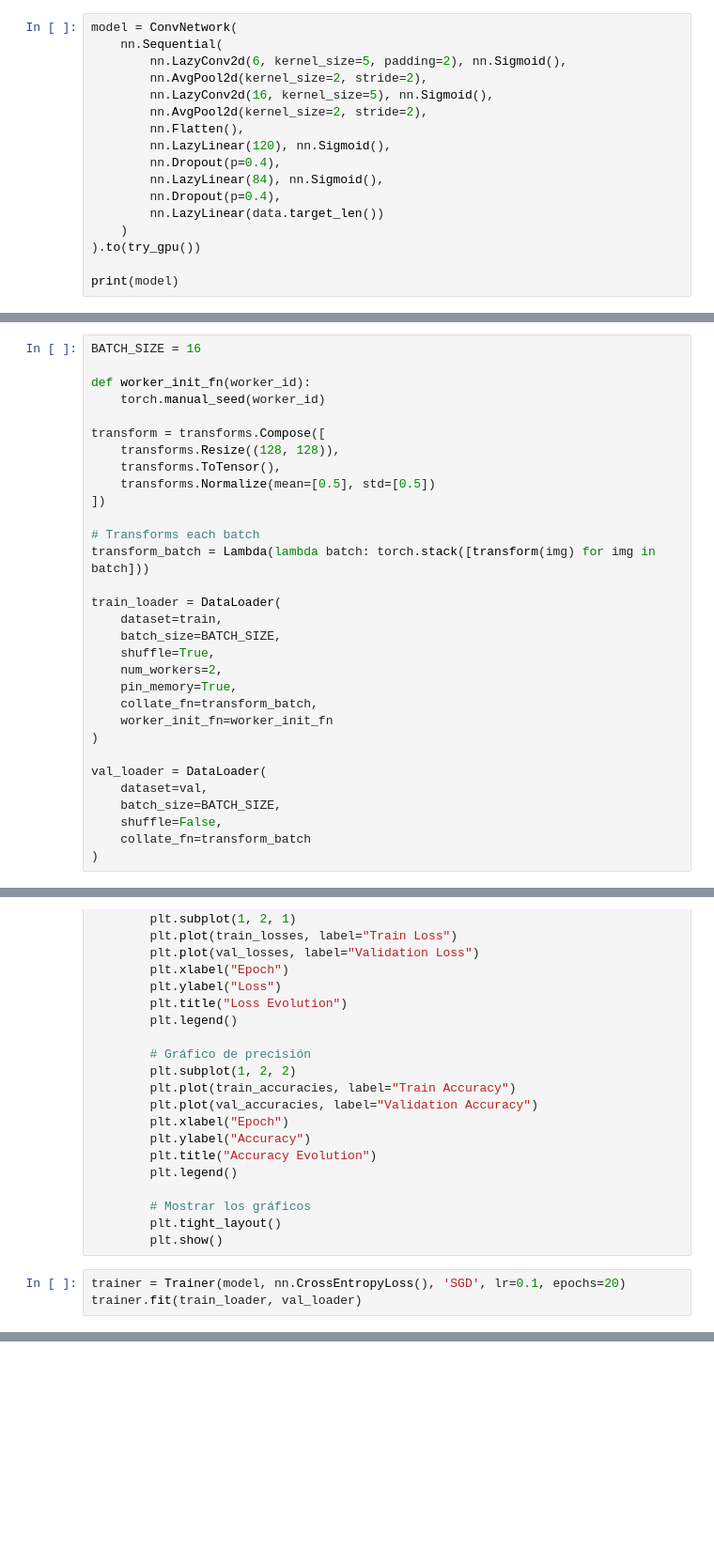
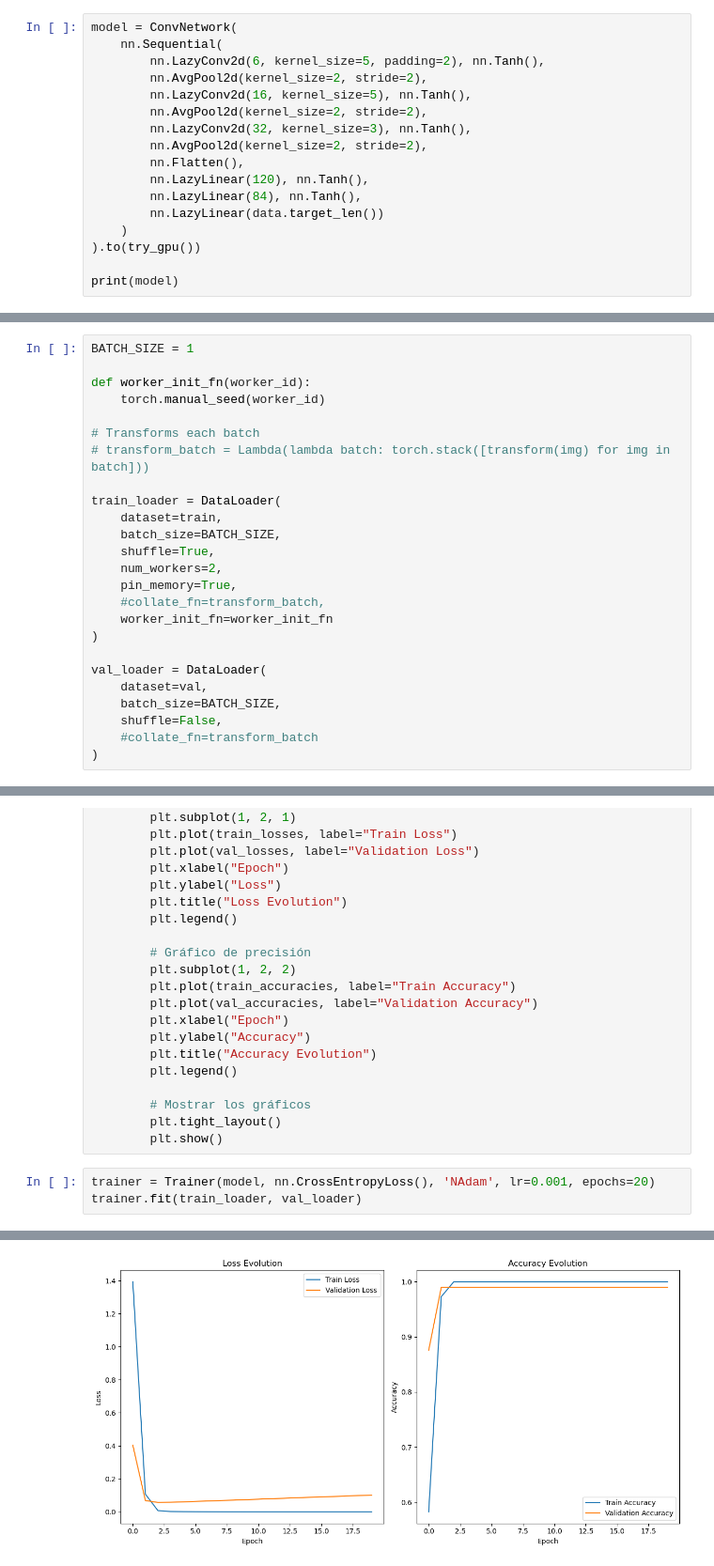
Before and after one commit to silviacruz1801/DogBread_Dataset, a Jupyter notebook: DogBreed.ipynb, the cells around one changed output, grey strips where cells are left out. Shown at 94% size. Cells and saved outputs as stored; diff of their text form; blank space fills up the shorter version.

```diff
--- a/DogBreed.ipynb
+++ b/DogBreed.ipynb
@@ -146,15 +153,15 @@ class ConvNetwork(nn.Module):
 # %%
 model = ConvNetwork(
     nn.Sequential(
-        nn.LazyConv2d(6, kernel_size=5, padding=2), nn.Sigmoid(),
+        nn.LazyConv2d(6, kernel_size=5, padding=2), nn.Tanh(),
         nn.AvgPool2d(kernel_size=2, stride=2),
-        nn.LazyConv2d(16, kernel_size=5), nn.Sigmoid(),
+        nn.LazyConv2d(16, kernel_size=5), nn.Tanh(),
+        nn.AvgPool2d(kernel_size=2, stride=2),
+        nn.LazyConv2d(32, kernel_size=3), nn.Tanh(),
         nn.AvgPool2d(kernel_size=2, stride=2),
         nn.Flatten(),
-        nn.LazyLinear(120), nn.Sigmoid(),
-        nn.Dropout(p=0.4),
-        nn.LazyLinear(84), nn.Sigmoid(),
-        nn.Dropout(p=0.4),
+        nn.LazyLinear(120), nn.Tanh(),
+        nn.LazyLinear(84), nn.Tanh(),
         nn.LazyLinear(data.target_len())
     )
 ).to(try_gpu())
@@ -180,19 +188,13 @@ ConvNetwork(
   )
 )
 # %%
-BATCH_SIZE = 16
+BATCH_SIZE = 1
 
 def worker_init_fn(worker_id):
     torch.manual_seed(worker_id)
 
-transform = transforms.Compose([
-    transforms.Resize((128, 128)),
-    transforms.ToTensor(),
-    transforms.Normalize(mean=[0.5], std=[0.5])
-])
-
 # Transforms each batch
-transform_batch = Lambda(lambda batch: torch.stack([transform(img) for img in batch]))
+# transform_batch = Lambda(lambda batch: torch.stack([transform(img) for img in batch]))
 
 train_loader = DataLoader(
     dataset=train,
@@ -200,7 +202,7 @@ train_loader = DataLoader(
     shuffle=True,
     num_workers=2,
     pin_memory=True,
-    collate_fn=transform_batch,
+    #collate_fn=transform_batch,
     worker_init_fn=worker_init_fn
 )
 
@@ -208,7 +210,7 @@ val_loader = DataLoader(
     dataset=val,
     batch_size=BATCH_SIZE,
     shuffle=False,
-    collate_fn=transform_batch
+    #collate_fn=transform_batch
 )
 # %%
 class Trainer:
@@ -380,7 +382,7 @@ class Trainer:
         plt.tight_layout()
         plt.show()
 # %%
-trainer = Trainer(model, nn.CrossEntropyLoss(), 'SGD', lr=0.1, epochs=20)
+trainer = Trainer(model, nn.CrossEntropyLoss(), 'NAdam', lr=0.001, epochs=20)
 trainer.fit(train_loader, val_loader)
 # %% [output]
 Epoch 1/20
@@ -403,0 +405 @@ KeyboardInterrupt:
+[figure, added]
```
Also changed, not shown: parts of 11 cells of this notebook, 2 other files.
